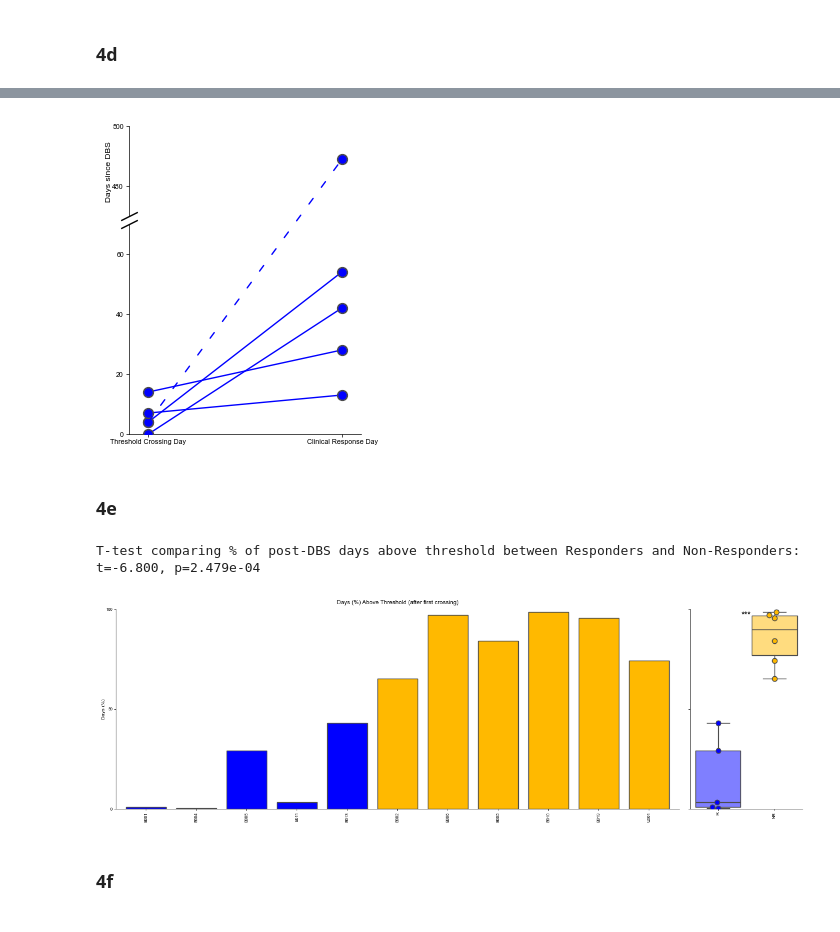
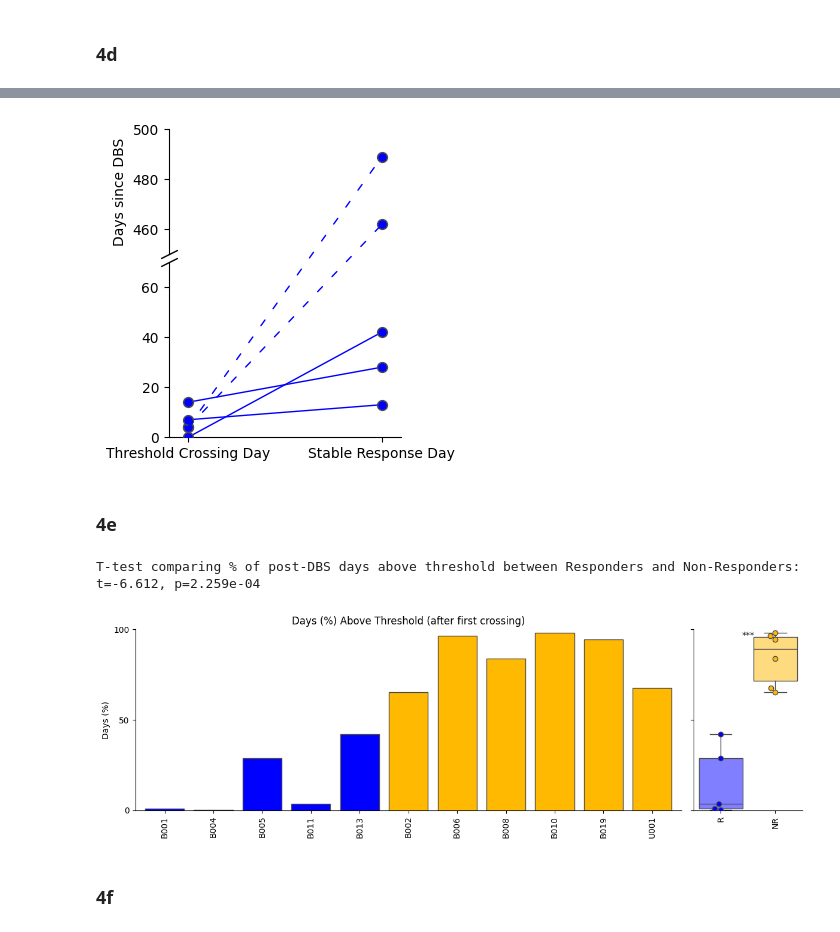
Before and after one commit to ProvenzaLab/PerceptPredictability, a Jupyter notebook: process_data.ipynb, the cells around one changed output, grey strips where cells are left out. Saved outputs shown, nothing was run; the diff lists cells and outputs as text; code cells hidden in the pictures.

Commit message:
more intelligent relapse handling

```diff
--- a/process_data.ipynb
+++ b/process_data.ipynb
@@ -124,16 +127,38 @@ mpl.rcParams['savefig.transparent'] = True
 COL_PAL = {
     "Pre-DBS": "#ffe900",
     "Non-Responder": "#ffb900",
+    "Disinhibited": "#ff0000",
     "Responder": "#0000ff",
     "Transition": "#808080",
-    "Unknown": "#808080"
+    "Unknown": "#808080",
+    "Partial Responder": "#21cfff",
+    "Relapse": "#f58012"
 }
 # %%
 df = pd.read_parquet('data/df_for_paper.parq')
-df['state_label_str'] = df['state_label_str'].replace({'Relapse': 'Responder'}) # read methods for more details
+# df['state_label_str'] = df['state_label_str'].replace({'Relapse': 'Non-Responder'}) # read methods for more details
 
 scale_df = pd.read_parquet('data/scale_df_for_paper.parq')
 scale_df.dropna(subset=['YBOCS'], inplace=True)
+# %%
+# Relapse situations are handled per our definition of relapse described in the methods section of the paper. The following code implements those changes to the state labels.
+df.loc[(df['pt_id'] == "B014") & (df['state_label_str'] == "Relapse"), 'state_label_str'] = 'Non-Responder'
+
+b001_relapse_end_day = df.query('pt_id == "B001" and state_label_str == "Relapse"')['days_since_dbs'].max()
+df.loc[(df['pt_id'] == "B001") & (df['days_since_dbs'] <= b001_relapse_end_day) & (df['days_since_dbs'] > 0), 'state_label_str'] = 'Transition'
+# %%
+# Add a new datetime type column with a fake DBS start date (in this case, Jan 1, 2030).
+# By using a fake date, we remain HIPAA-compliant while still being able to plot the data in a time series format.
+# If using real data, replace with actual timestamps of data.
+# Note that time_bin_time is in the patient's home time zone, so the dummy_timestamp will also be in the same time zone.
+base = pd.Timestamp(2030, 1, 1)
+df['dummy_timestamp'] = (
+    base
+    + pd.to_timedelta(df['days_since_dbs'], unit='D')
+    + pd.to_timedelta(df['time_bin_time'].apply(lambda t: t.hour),   unit='h')
+    + pd.to_timedelta(df['time_bin_time'].apply(lambda t: t.minute), unit='m')
+    + pd.to_timedelta(df['time_bin_time'].apply(lambda t: t.second), unit='s')
+)
 # %% [markdown]
 ## Some stats just for fun
 # %%
@@ -1205,5 +1241,5 @@ plt.show()
 # %%
-fig, (top_ax, bot_ax) = plt.subplots(nrows=2, figsize=(3, 4), height_ratios=[1, 7/3],)
+fig, (top_ax, bot_ax) = plt.subplots(nrows=2, figsize=(3, 4), height_ratios=[1, 7/5],)
 # This figure is split into two subplots because we had one responder who responded
 # much later than the rest. For generalized data, this plot is probably better
 # represented with a single plot, which is trivially made.
@@ -1217,6 +1253,8 @@ for pt_id in plotted_r_pts:
     except IndexError:
         continue
     response_days_since_dbs = pt_scale_df.query('is_clinical_response').iloc[0]['days_since_dbs']
+    if pt_id == "B001":
+        response_days_since_dbs = pt_scale_df.query('is_clinical_response').iloc[1]['days_since_dbs'] # relapse case; initial response was not stable
     crossing_days.append(threshold_crossing_day)
     response_days.append(response_days_since_dbs)
 
@@ -1224,44 +1262,44 @@ for pt_id in plotted_r_pts:
     bot_ax.scatter(0, threshold_crossing_day, marker='o', label=pt_id, color=COL_PAL['Responder'], zorder=5, ec='#4c4c4c', lw=1, s=50)
     top_ax.scatter(1, response_days_since_dbs, marker='o', label=pt_id, color=COL_PAL['Responder'], zorder=5, ec='#4c4c4c', lw=1, s=50)
     bot_ax.scatter(1, response_days_since_dbs, marker='o', label=pt_id, color=COL_PAL['Responder'], zorder=5, ec='#4c4c4c', lw=1, s=50)
-    if response_days_since_dbs < 475:
+    if response_days_since_dbs < 460:
         bot_ax.plot([0, 1], [threshold_crossing_day, response_days_since_dbs],
                     c=COL_PAL['Responder'], lw=1, zorder=4)
     else:
         threshold_crossing_day_ax = top_ax.transData.transform((0, threshold_crossing_day))[1]
         response_day_ax = bot_ax.transData.transform((1, response_days_since_dbs))[1]
         con = mpl.patches.ConnectionPatch(xyA=(0, threshold_crossing_day), xyB=(1, response_days_since_dbs),
                               coordsA='data', coordsB='data',
                               axesA=bot_ax, axesB=top_ax,
                               color=COL_PAL['Responder'], lw=1, ls=(0, (5, 10)), zorder=4)
         fig.add_artist(con)
 top_ax.set(
     xlim=[-0.1, 1.1],
     xticks=[],
     ylabel='Days since DBS',
-    ylim=[470, 500],
-    yticks=[480, 500],
+    ylim=[450, 500],
+    yticks=[460, 480, 500],
 )
 bot_ax.set(
     xlim=[-0.1, 1.1],
     xticks=[0, 1],
-    xticklabels=['Threshold Crossing Day', 'Clinical Response Day'],
+    xticklabels=['Threshold Crossing Day', 'Stable Response Day'],
     ylim=[0, 70],
     yticks=[0, 20, 40, 60]
 )
 top_ax.spines[['top', 'right', 'bottom']].set_visible(False)
 bot_ax.spines[['top', 'right']].set_visible(False)
 
 d = .5
 kwargs = dict(marker=[(-1, -d), (1, d)], markersize=12,
               linestyle="none", color='k', mec='k', mew=1, clip_on=False)
 top_ax.plot([0], [0], transform=top_ax.transAxes, **kwargs)
 bot_ax.plot([0], [1], transform=bot_ax.transAxes, **kwargs)
 
 fig.savefig('figures/4d.svg', bbox_inches='tight', pad_inches=0)
 plt.show()
 # %% [output]
-[figure, old version]
+[figure, new version]
 # %% [markdown]
 ### 4e
 # %%
@@ -1331,8 +1369,8 @@ fig.tight_layout()
 fig.savefig('figures/4e.svg', bbox_inches='tight', pad_inches=0)
 plt.show()
 # %% [output]
-T-test comparing % of post-DBS days above threshold between Responders and Non-Responders: t=-6.800, p=2.479e-04
+T-test comparing % of post-DBS days above threshold between Responders and Non-Responders: t=-6.612, p=2.259e-04
-[figure, old version]
+[figure, new version]
 # %% [markdown]
 ### 4f
 # %%
```
Also changed, not shown: parts of 24 cells of this notebook.
